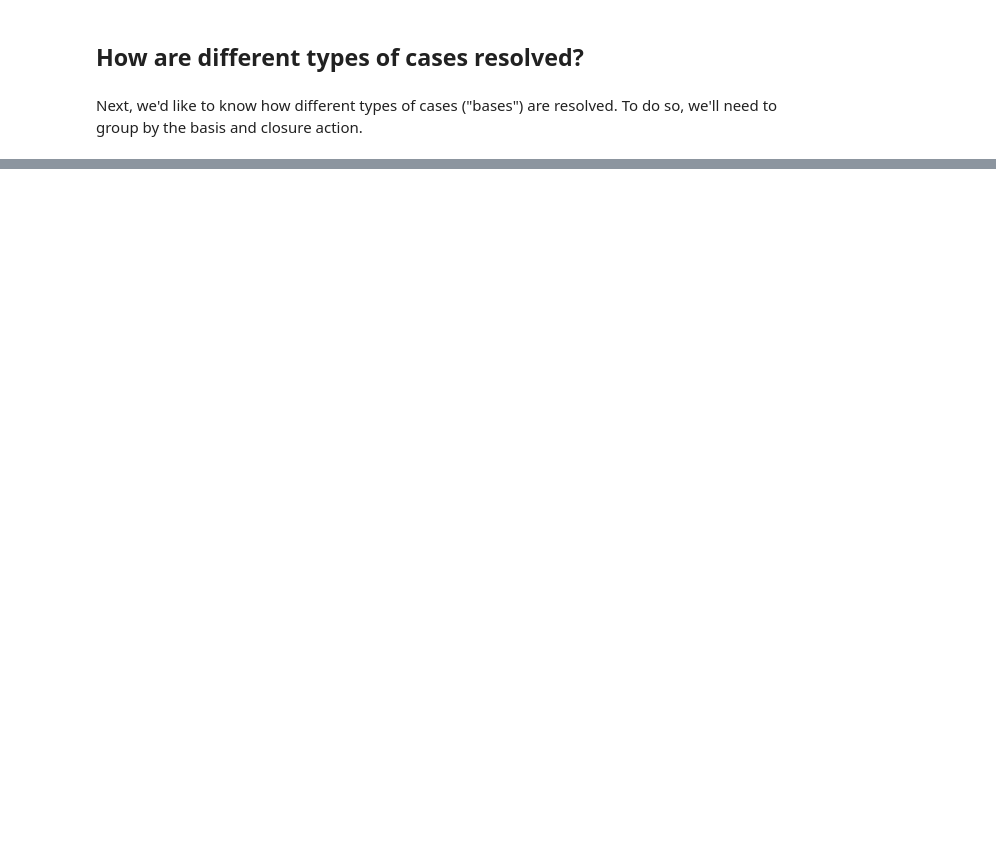
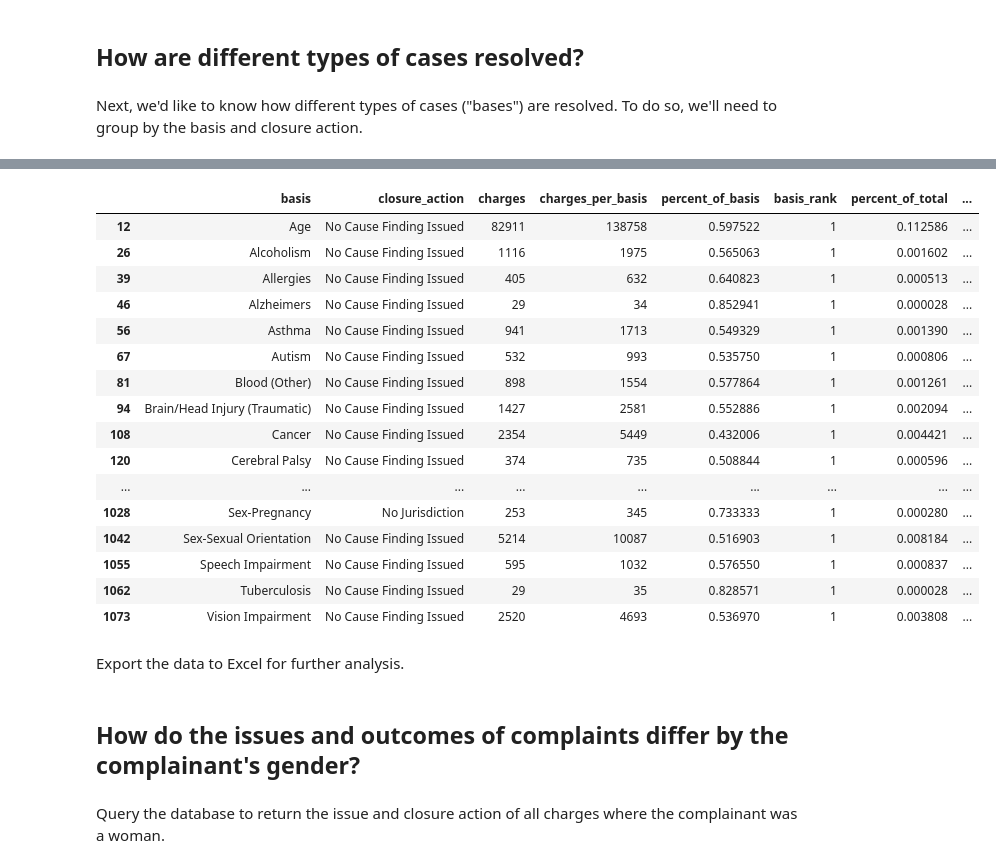
Before and after one commit to PublicI/employment-discrimination, a Jupyter notebook: employment-discrimination.ipynb, the cells around one changed output, grey strips where cells are left out. Saved outputs shown, nothing was run; the diff lists cells and outputs as text; code cells hidden in the pictures; blank space fills up the shorter version.

```diff
--- a/employment-discrimination.ipynb
+++ b/employment-discrimination.ipynb
@@ -377,0 +276,22 @@ Name: state_code, dtype: int64
+# %%
+male_bases[male_bases["basis_rank"] == 1]
+# %% [output]
+|  | basis | closure_action | charges | charges_per_basis | percent_of_basis | basis_rank | percent_of_total | ... |
+| 12 | Age | No Cause Finding Issued | 82911 | 138758 | 0.597522 | 1 | 0.112586 | ... |
+| 26 | Alcoholism | No Cause Finding Issued | 1116 | 1975 | 0.565063 | 1 | 0.001602 | ... |
+| 39 | Allergies | No Cause Finding Issued | 405 | 632 | 0.640823 | 1 | 0.000513 | ... |
+| 46 | Alzheimers | No Cause Finding Issued | 29 | 34 | 0.852941 | 1 | 0.000028 | ... |
+| 56 | Asthma | No Cause Finding Issued | 941 | 1713 | 0.549329 | 1 | 0.001390 | ... |
+| 67 | Autism | No Cause Finding Issued | 532 | 993 | 0.535750 | 1 | 0.000806 | ... |
+| 81 | Blood (Other) | No Cause Finding Issued | 898 | 1554 | 0.577864 | 1 | 0.001261 | ... |
+| 94 | Brain/Head Injury (Traumatic) | No Cause Finding Issued | 1427 | 2581 | 0.552886 | 1 | 0.002094 | ... |
+| 108 | Cancer | No Cause Finding Issued | 2354 | 5449 | 0.432006 | 1 | 0.004421 | ... |
+| 120 | Cerebral Palsy | No Cause Finding Issued | 374 | 735 | 0.508844 | 1 | 0.000596 | ... |
+| ... | ... | ... | ... | ... | ... | ... | ... | ... |
+| 1028 | Sex-Pregnancy | No Jurisdiction | 253 | 345 | 0.733333 | 1 | 0.000280 | ... |
+| 1042 | Sex-Sexual Orientation | No Cause Finding Issued | 5214 | 10087 | 0.516903 | 1 | 0.008184 | ... |
+| 1055 | Speech Impairment | No Cause Finding Issued | 595 | 1032 | 0.576550 | 1 | 0.000837 | ... |
+| 1062 | Tuberculosis | No Cause Finding Issued | 29 | 35 | 0.828571 | 1 | 0.000028 | ... |
+| 1073 | Vision Impairment | No Cause Finding Issued | 2520 | 4693 | 0.536970 | 1 | 0.003808 | ... |
+# %% [markdown]
+Export the data to Excel for further analysis.
@@ -377,0 +303,4 @@ Name: state_code, dtype: int64
+# %% [markdown]
+## How do the issues and outcomes of complaints differ by the complainant's gender?
+# %% [markdown]
+Query the database to return the issue and closure action of all charges where the complainant was a woman.
```
Also changed, not shown: parts of 76 cells of this notebook.
